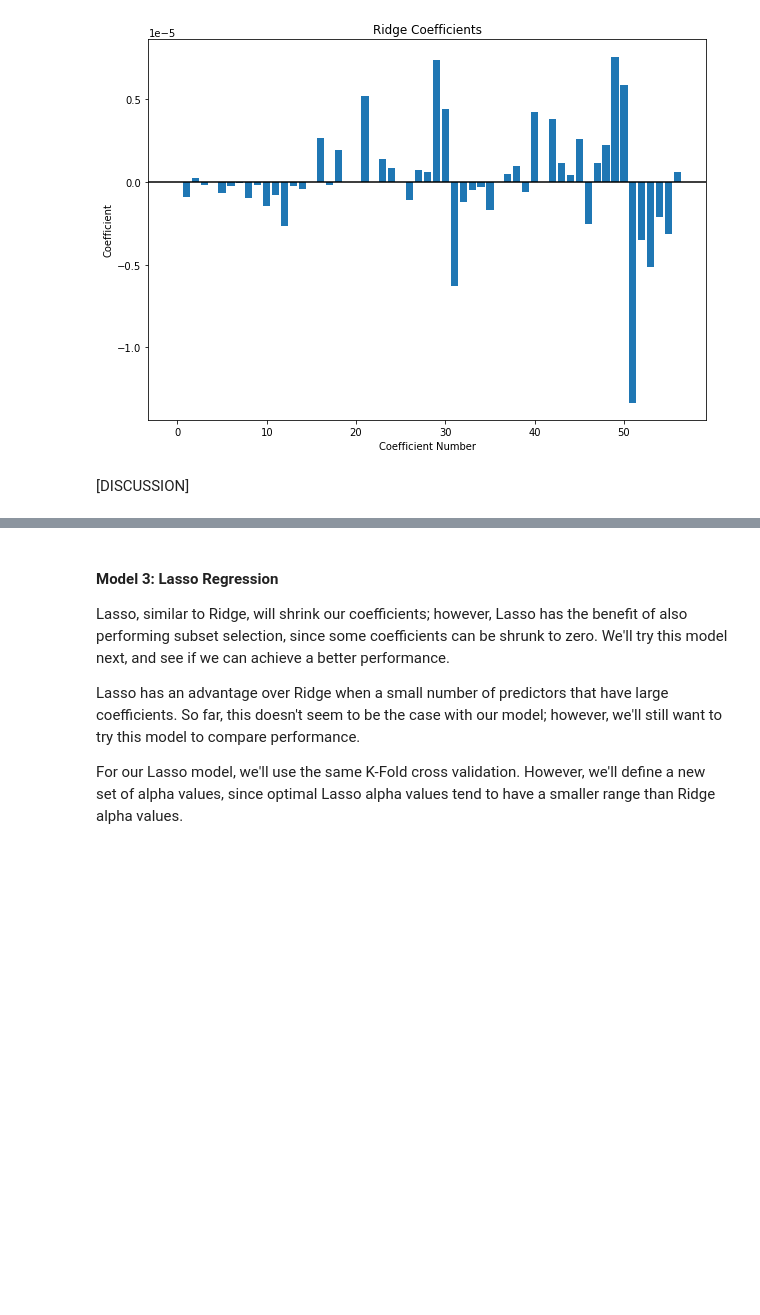
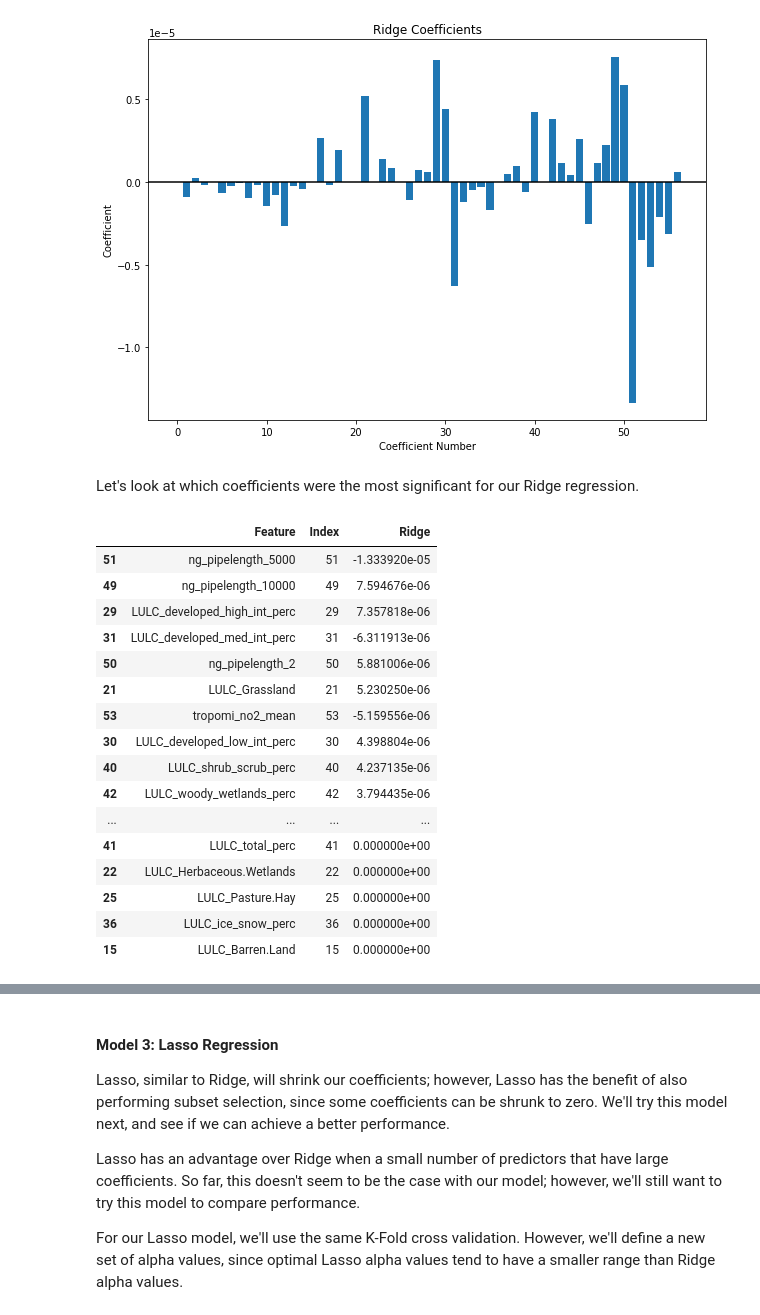
Before and after one commit to hikari-murayama/CA_ag_pollution, a Jupyter notebook: Final_Project_Notebook.ipynb, the cells around one changed output, grey strips where cells are left out. Cells and saved outputs as stored; diff of their text form; code cells hidden in the pictures; blank space fills up the shorter version.

```diff
--- a/Final_Project_Notebook.ipynb
+++ b/Final_Project_Notebook.ipynb
@@ -518,8 +535,8 @@ AIC_results = []
 llf_results = []
 
 for i, var in enumerate(vars_to_add):
-    X = X_train[vars_to_add[:i]]
-    X2 = sm.add_constant(X)
+    X_subset = X_train[vars_to_add[:i]]
+    X2 = sm.add_constant(X_subset)
     sm_model = sm.OLS(y_train, X2)
     results = sm_model.fit()
 
@@ -769,5 +795,26 @@ plt.title('Ridge Coefficients')
 # %% [output]
 Text(0.5, 1.0, 'Ridge Coefficients')
 [figure]
-# %% [markdown]
-[DISCUSSION]
+# %% [markdown]
+Let's look at which coefficients were the most significant for our Ridge regression.
+# %%
+#Sort coefficients from largest in absolute value to smallest
+coef.iloc[(-coef['Ridge'].abs()).argsort()]
+# %% [output]
+|  | Feature | Index | Ridge |
+| 51 | ng_pipelength_5000 | 51 | -1.333920e-05 |
+| 49 | ng_pipelength_10000 | 49 | 7.594676e-06 |
+| 29 | LULC_developed_high_int_perc | 29 | 7.357818e-06 |
+| 31 | LULC_developed_med_int_perc | 31 | -6.311913e-06 |
+| 50 | ng_pipelength_2 | 50 | 5.881006e-06 |
+| 21 | LULC_Grassland | 21 | 5.230250e-06 |
+| 53 | tropomi_no2_mean | 53 | -5.159556e-06 |
+| 30 | LULC_developed_low_int_perc | 30 | 4.398804e-06 |
+| 40 | LULC_shrub_scrub_perc | 40 | 4.237135e-06 |
+| 42 | LULC_woody_wetlands_perc | 42 | 3.794435e-06 |
+| ... | ... | ... | ... |
+| 41 | LULC_total_perc | 41 | 0.000000e+00 |
+| 22 | LULC_Herbaceous.Wetlands | 22 | 0.000000e+00 |
+| 25 | LULC_Pasture.Hay | 25 | 0.000000e+00 |
+| 36 | LULC_ice_snow_perc | 36 | 0.000000e+00 |
+| 15 | LULC_Barren.Land | 15 | 0.000000e+00 |
```
Also changed, not shown: parts of 24 cells of this notebook.
